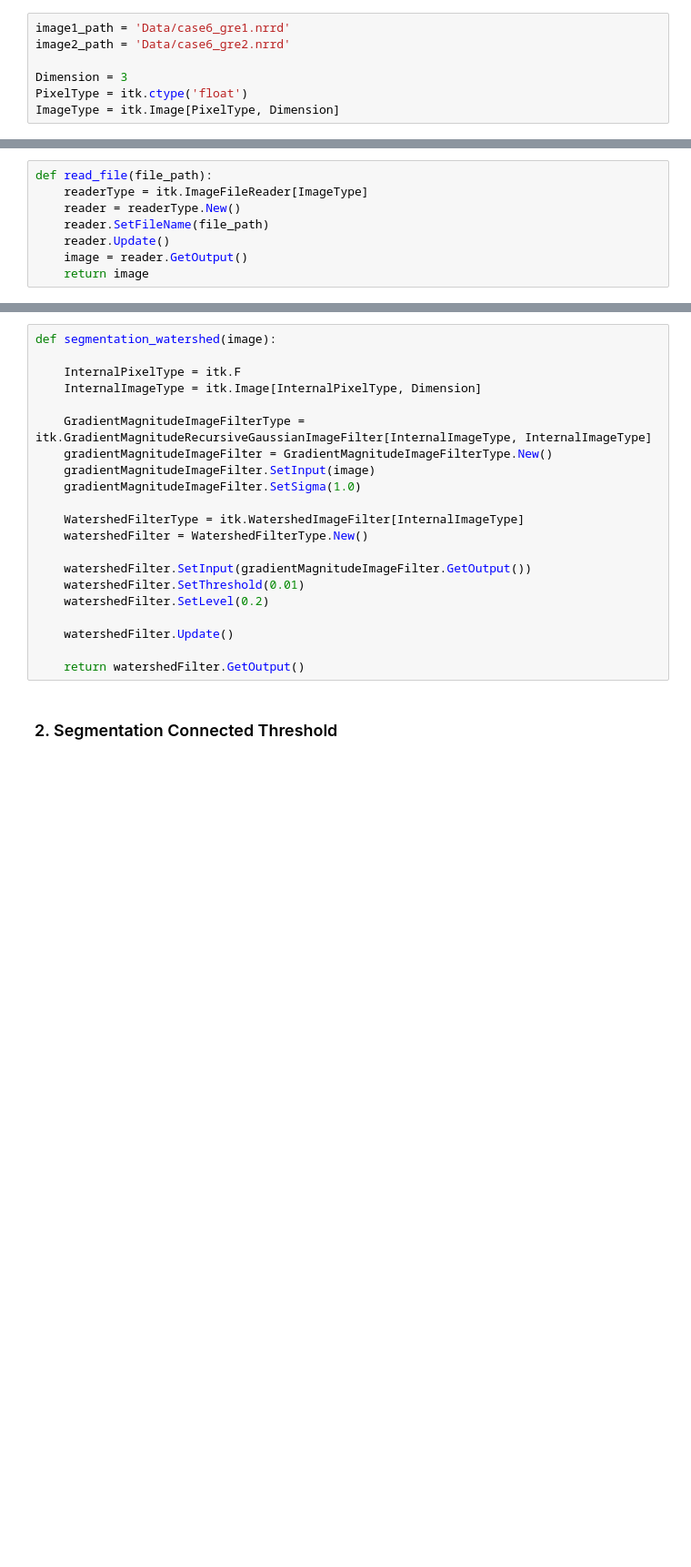
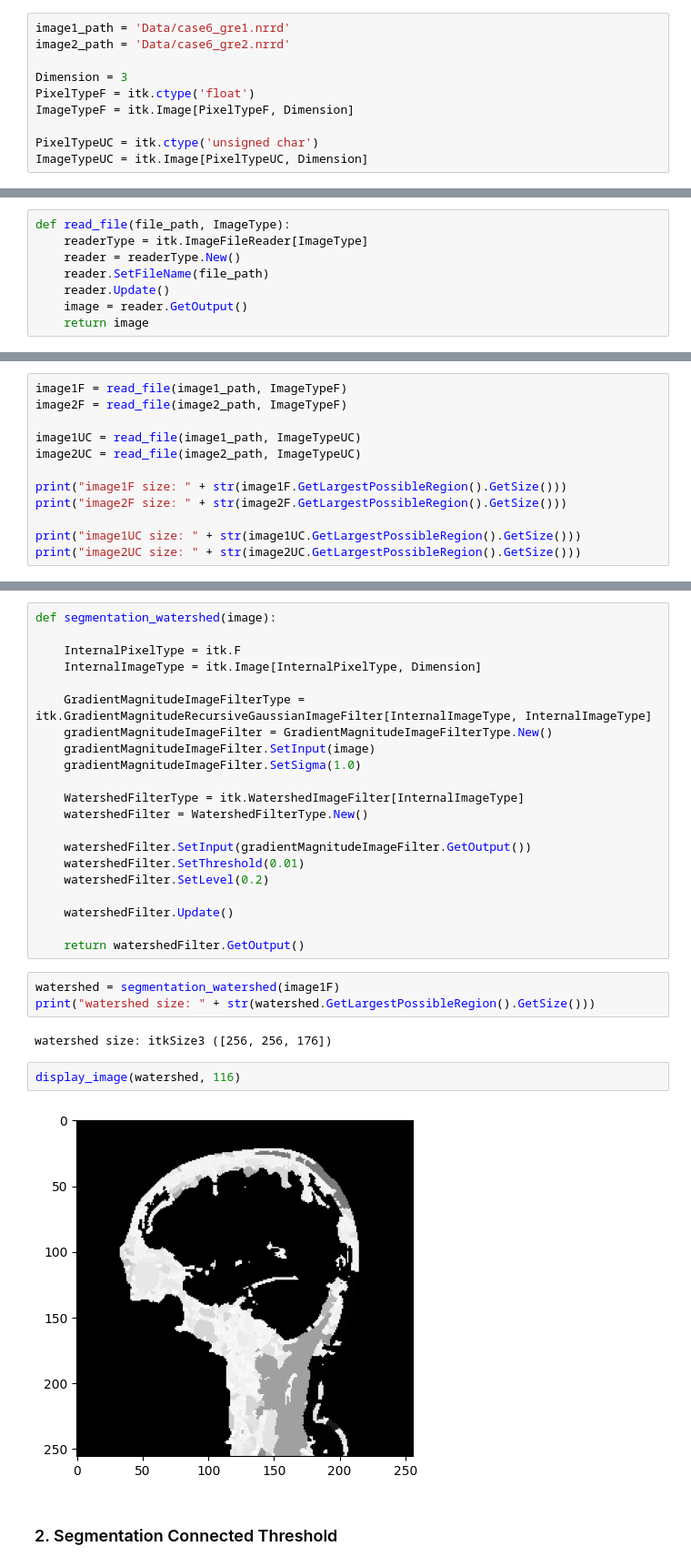
Before and after one commit to DvDC13/ITK-VTK, a Jupyter notebook: segmentation.ipynb, the cells around one changed output, grey strips where cells are left out. Shown at 91% size. Saved outputs shown, nothing was run; the diff lists cells and outputs as text; blank space fills up the shorter version.

Commit message:
feat(recalage/segmentation)

```diff
--- a/segmentation.ipynb
+++ b/segmentation.ipynb
@@ -38,12 +38,15 @@ image1_path = 'Data/case6_gre1.nrrd'
 image2_path = 'Data/case6_gre2.nrrd'
 
 Dimension = 3
-PixelType = itk.ctype('float')
-ImageType = itk.Image[PixelType, Dimension]
+PixelTypeF = itk.ctype('float')
+ImageTypeF = itk.Image[PixelTypeF, Dimension]
+
+PixelTypeUC = itk.ctype('unsigned char')
+ImageTypeUC = itk.Image[PixelTypeUC, Dimension]
 # %% [markdown]
 ## Chargement des données
 # %%
-def read_file(file_path):
+def read_file(file_path, ImageType):
     readerType = itk.ImageFileReader[ImageType]
     reader = readerType.New()
     reader.SetFileName(file_path)
@@ -61,0 +56,12 @@ image2 size: itkSize3 ([256, 256, 176])
+# %%
+image1F = read_file(image1_path, ImageTypeF)
+image2F = read_file(image2_path, ImageTypeF)
+
+image1UC = read_file(image1_path, ImageTypeUC)
+image2UC = read_file(image2_path, ImageTypeUC)
+
+print("image1F size: " + str(image1F.GetLargestPossibleRegion().GetSize()))
+print("image2F size: " + str(image2F.GetLargestPossibleRegion().GetSize()))
+
+print("image1UC size: " + str(image1UC.GetLargestPossibleRegion().GetSize()))
+print("image2UC size: " + str(image2UC.GetLargestPossibleRegion().GetSize()))
@@ -90,5 +101,14 @@ def segmentation_watershed(image):
     watershedFilter.Update()
 
     return watershedFilter.GetOutput()
+# %%
+watershed = segmentation_watershed(image1F)
+print("watershed size: " + str(watershed.GetLargestPossibleRegion().GetSize()))
+# %% [output]
+watershed size: itkSize3 ([256, 256, 176])
+# %%
+display_image(watershed, 116)
+# %% [output]
+[figure, added]
 # %% [markdown]
 ### 2. Segmentation Connected Threshold
```
Also changed, not shown: parts of 18 cells of this notebook, 1 other file.
